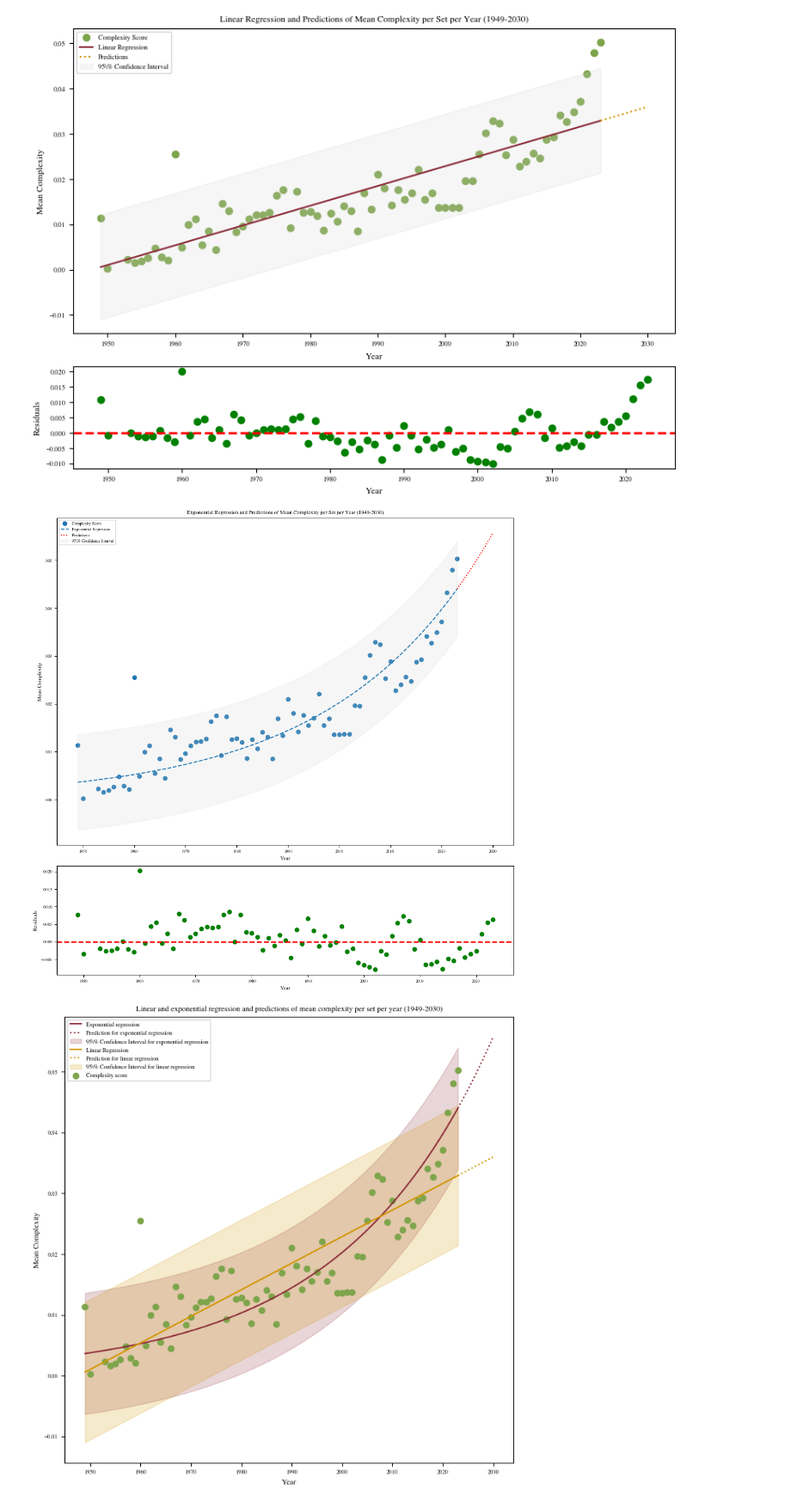
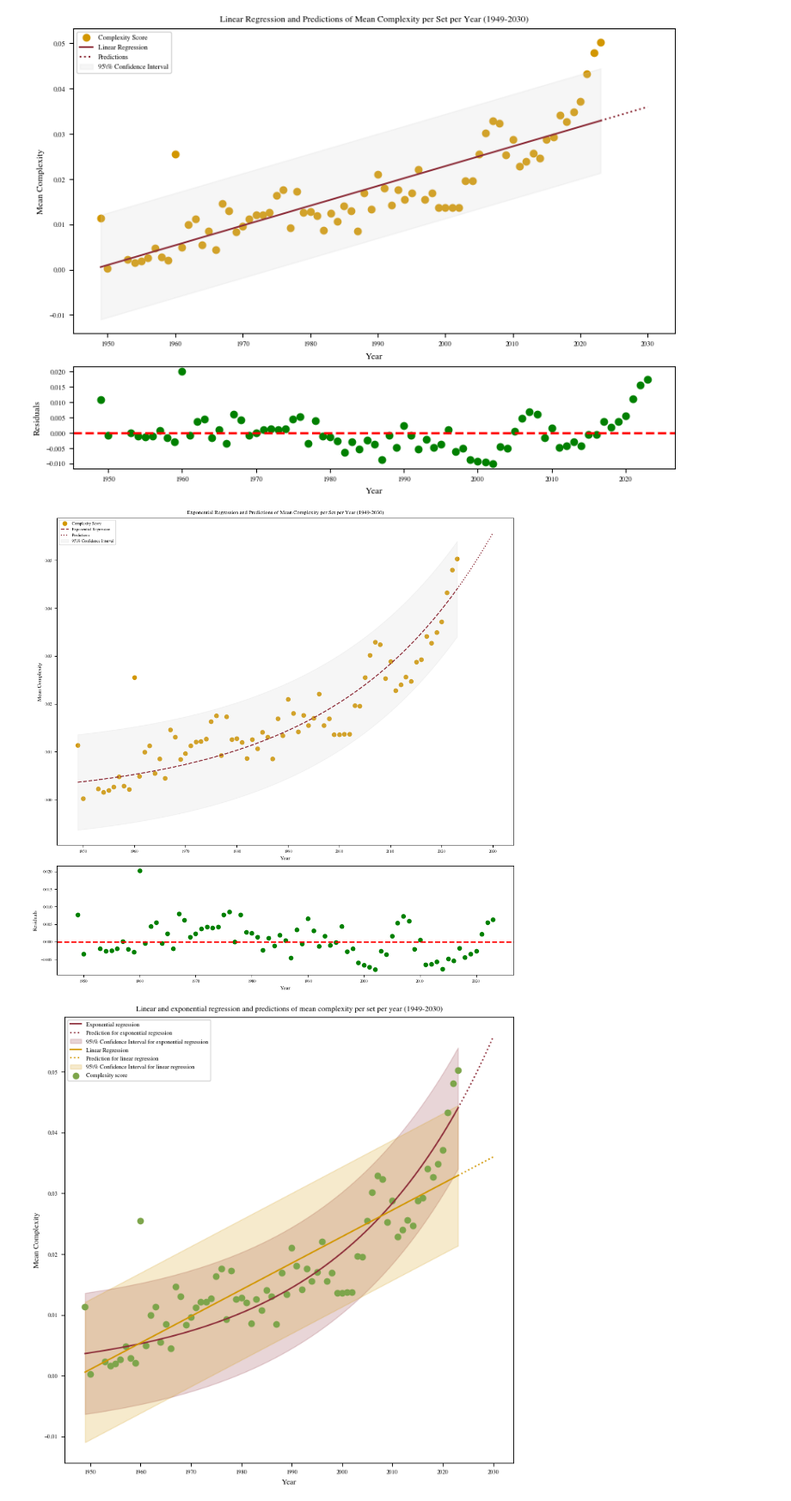
Before and after one commit to eddiebeach99/Data_Literacy, a Jupyter notebook: Analysis/complexity_regression.ipynb, the cells around one changed output. Shown at 86% size. Cells and saved outputs as stored; diff of their text form; code cells hidden in the pictures.

```diff
--- a/Analysis/complexity_regression.ipynb
+++ b/Analysis/complexity_regression.ipynb
@@ -31,0 +21,15 @@ res.pvalue
+# %%
+##### Observe data if it is gaussian distibuted #####
+
+# plot histogram
+fig, ax = plt.subplots(1, 1, figsize=(8, 8))
+num_bins = int(np.sqrt(len(data['complexity_score'])))
+plt.hist(data['complexity_score'], bins=num_bins, color='skyblue', edgecolor='black')
+plt.title('Distribution of Complexity Scores')
+plt.xlabel('Complexity Score')
+plt.ylabel('Frequency')
+plt.show()
+
+# print statistic
+summary_stats = data['complexity_score'].describe()
+print(summary_stats)
@@ -45,13 +60,13 @@ def linear_regression_complexity(df):
     y_pred = model.predict(x)
 
     # plot the original data
-    ax1.scatter(x, y, label='Complexity Score', color = rgb.tue_green)
+    ax1.scatter(x, y, label='Complexity Score', color = rgb.tue_orange)
     ax1.plot(x, y_pred, linestyle='-', label='Linear Regression', color = rgb.tue_red)
 
     # make predictions until 2030
     x_future = np.arange(2023, 2031).reshape(-1, 1)
     y_future_pred = model.predict(x_future)
-    ax1.plot(x_future, y_future_pred, linestyle=':', color=rgb.tue_orange, label='Predictions')
+    ax1.plot(x_future, y_future_pred, linestyle=':', color=rgb.tue_red, label='Predictions')
 
     # calculate the standard error of the estimate
     residuals = y - y_pred
@@ -65,34 +80,34 @@ def linear_regression_complexity(df):
 
     # calculate the confidence intervals
     t = scipy.stats.t.ppf(0.975, df=n-k)  # two-sided 95% confidence interval t-value
     lower_bound = y_pred - t * se
     upper_bound = y_pred + t * se
 
     # plot the confidence intervals
     ax1.fill_between(x.flatten(), lower_bound, upper_bound, color='lightgray', alpha=0.2, label='95\% Confidence Interval')
 
     # plot residuals
     ax2.scatter(x, residuals, color='green')
     ax2.axhline(y=0, color='red', linestyle='--', linewidth=2)
     ax2.set_xlabel('Year')
     ax2.set_ylabel('Residuals')
 
     # add title and labels
     ax1.set_title('Linear Regression and Predictions of Mean Complexity per Set per Year (1949-2030)')
     ax1.set_xlabel('Year')
     ax1.set_ylabel('Mean Complexity')
     ax1.legend()
 
     # save plot
     plt.savefig('../Images/Linear_Regression.pdf')
 
     # show the plot
     plt.show()
 
 # call the function
 linear_regression_complexity(data)
 # %% [output]
-[figure, old version]
+[figure, new version]
 # %%
 ##### Make an exponential Regression #####
 
@@ -112,17 +127,17 @@ def exponential_regression_complexity(df):
     a, b = coefficients
 
     # plot the original data
-    ax1.scatter(x, y, label='Complexity Score')
+    ax1.scatter(x, y, label='Complexity Score', color=rgb.tue_orange)
 
     # plot the fitted exponential curve
     x_fit = np.linspace(min(x), max(x), 100)
     y_pred = np.exp(a * x_fit + b)
-    ax1.plot(x_fit, y_pred, linestyle='--', label='Exponential Regression')
+    ax1.plot(x_fit, y_pred, linestyle='--', label='Exponential Regression', color=rgb.tue_red)
 
     # make predictions until 2030
     x_future = np.arange(2023, 2031)
     y_future_pred = np.exp(a * x_future + b)
-    ax1.plot(x_future, y_future_pred, linestyle=':', color='red', label='Predictions')
+    ax1.plot(x_future, y_future_pred, linestyle=':', color=rgb.tue_red, label='Predictions')
 
     # Calculate standard errors of the coefficients
     residuals = y - np.exp(a * x + b)
@@ -164,7 +179,7 @@ def exponential_regression_complexity(df):
 # call the function
 exponential_regression_complexity(data)
 # %% [output]
-[figure, old version]
+[figure, new version]
 # %%
 ##### Plot both regressions #####
 
```
Also changed, not shown: parts of 3 cells of this notebook, 3 other files.
